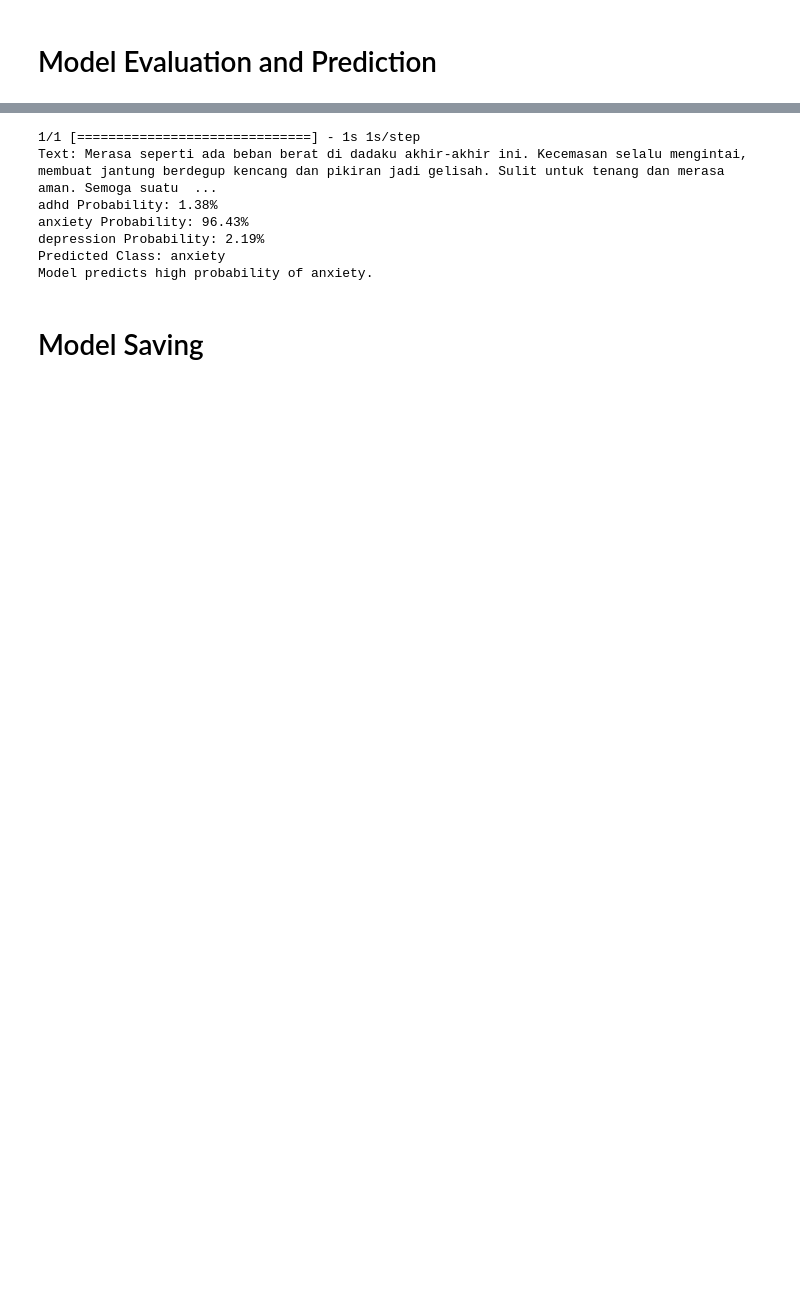
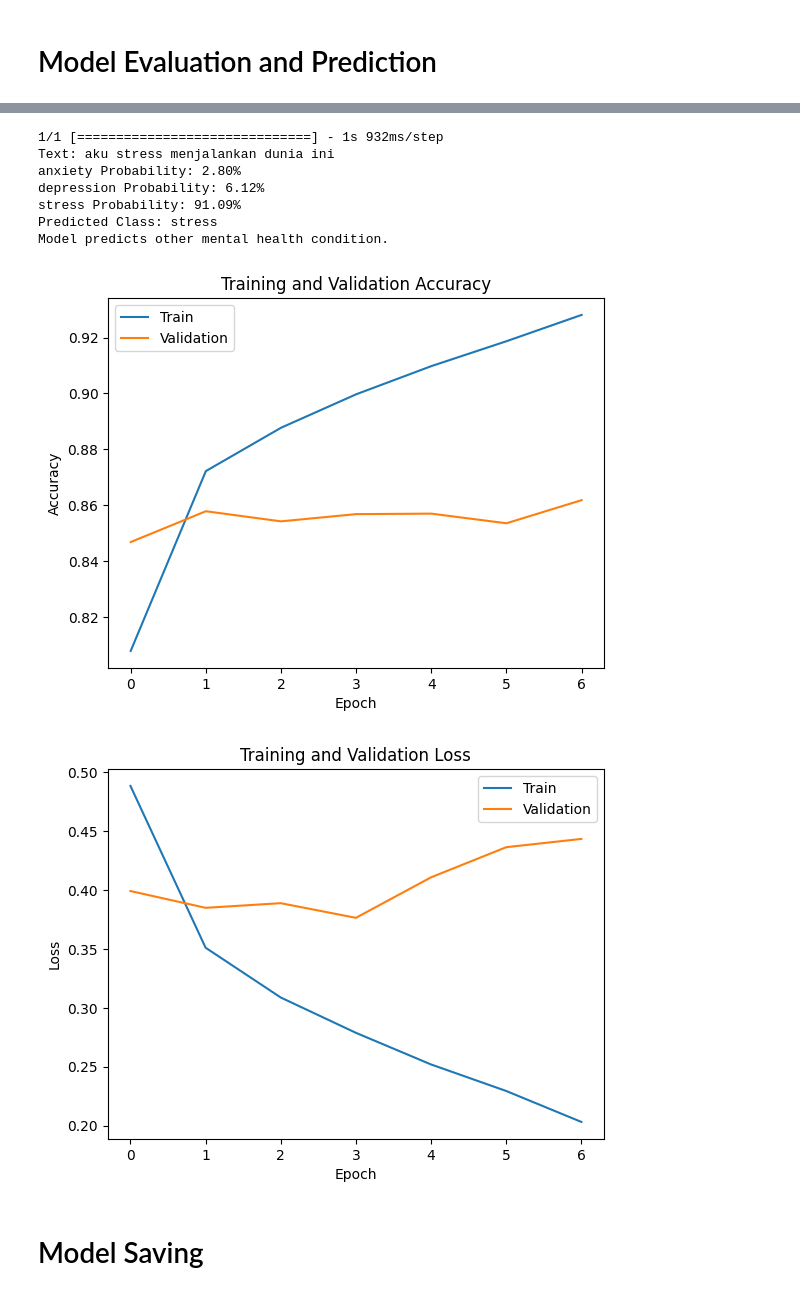
Before and after one commit to meditazone/MEDITAZONE-ML, a Jupyter notebook: Build_Model_Machine_Learning_for_NLP_Without_Using_BERT.ipynb, the cells around one changed output, grey strips where cells are left out. Drawn from its saved outputs; the diff is of its cells as text; code cells hidden in the pictures; blank space fills up the shorter version.

Commit message:
Mengupdate Model tanpa BERT dan menambahkan Model dengan BERT

```diff
--- a/Build_Model_Machine_Learning_for_NLP_Without_Using_BERT.ipynb
+++ b/Build_Model_Machine_Learning_for_NLP_Without_Using_BERT.ipynb
@@ -61,4 +59,7 @@ Text     0
 dtype: int64
+# %%
+# Delete rows with null or NaN values from the DataFrame
+df_first = df_first.dropna()
 # %%
 df_first.info()
 # %% [output]
@@ -78,5 +78,0 @@ df_first.duplicated().sum()
-# %%
-#removing duplicated values
-index = df_first[df_first.duplicated() == True].index
-df_first.drop(index, axis = 0, inplace= True)
-df_first.reset_index(inplace= True, drop= True)
@@ -96,7 +87,7 @@ Name: Label, dtype: int64
 # Text Preprocessing and Data Preparation
 # %%
 vocab_size = 5000
-embedding_dim = 32
+embedding_dim = 64
 max_length = 250
 trunc_type = 'post'
 padding_type = 'post'
@@ -155,8 +146,7 @@ model = Sequential([Embedding(vocab_size, embedding_dim, input_length=max_length
 # Make sure you are using "sparse_categorical_crossentropy" as a loss fuction
 model.compile(loss='sparse_categorical_crossentropy', optimizer='adam', metrics=['accuracy'])
 # %%
-history= model.fit(training_padded, training_label_seq, epochs=10,validation_data=(validation_padded, validation_label_seq),
-                   callbacks=[early_stopping, lr_scheduler])
-#history= model.fit(training_padded, training_label_seq, epochs=7,validation_data=(validation_padded, validation_label_seq),
-#                   callbacks=[lr_scheduler])
+# history= model.fit(training_padded, training_label_seq, epochs=20,validation_data=(validation_padded, validation_label_seq),
+#                  callbacks=[early_stopping, lr_scheduler])
+history= model.fit(training_padded, training_label_seq, epochs=7,validation_data=(validation_padded, validation_label_seq))
 # %% [output]
@@ -196,6 +180,6 @@ Accuracy: 0.8824804425239563
 # %%
 # Describes the new data to be predicted
-new_data = ["Merasa seperti ada beban berat di dadaku akhir-akhir ini. Kecemasan selalu mengintai, membuat jantung berdegup kencang dan pikiran jadi gelisah. Sulit untuk tenang dan merasa aman. Semoga suatu hari saya bisa menemukan cara untuk menghadapi dan mengatasi kecemasan ini, serta mendapatkan dukungan yang diperlukan."]
+new_data = ["aku stress menjalankan dunia ini"]
 
 # Pre-processing of new data, including tokenization and padding
 new_sequences = tokenizer.texts_to_sequences(new_data)
@@ -222,17 +206,38 @@ for i, text in enumerate(new_data):
         print("Model predicts high probability of anxiety.")
     elif predicted_class == 'depression' and predictions[i][2] > 0.5:
         print("Model predicts high probability of depression.")
-    elif predicted_class == 'adhd' and predictions[i][0] > 0.5:
-        print("Model predicts high probability of ADHD.")
+    elif predicted_class == 'stress' and predictions[i][0] > 0.5:
+        print("Model predicts high probability of stress.")
     else:
         print("Model predicts other mental health condition.")
 # %% [output]
-1/1 [==============================] - 1s 1s/step
-Text: Merasa seperti ada beban berat di dadaku akhir-akhir ini. Kecemasan selalu mengintai, membuat jantung berdegup kencang dan pikiran jadi gelisah. Sulit untuk tenang dan merasa aman. Semoga suatu  ...
-adhd Probability: 1.38%
-anxiety Probability: 96.43%
-depression Probability: 2.19%
-Predicted Class: anxiety
-Model predicts high probability of anxiety.
+1/1 [==============================] - 1s 932ms/step
+Text: aku stress menjalankan dunia ini
+anxiety Probability: 2.80%
+depression Probability: 6.12%
+stress Probability: 91.09%
+Predicted Class: stress
+Model predicts other mental health condition.
+# %%
+# Plot training and validation accuracy
+plt.plot(history.history['accuracy'])
+plt.plot(history.history['val_accuracy'])
+plt.title('Training and Validation Accuracy')
+plt.xlabel('Epoch')
+plt.ylabel('Accuracy')
+plt.legend(['Train', 'Validation'], loc='upper left')
+plt.show()
+
+# Plot training and validation loss
+plt.plot(history.history['loss'])
+plt.plot(history.history['val_loss'])
+plt.title('Training and Validation Loss')
+plt.xlabel('Epoch')
+plt.ylabel('Loss')
+plt.legend(['Train', 'Validation'], loc='upper right')
+plt.show()
+# %% [output]
+[figure, added]
+[figure, added]
 # %% [markdown]
 # Model Saving
```
Also changed, not shown: parts of 21 cells of this notebook, 1 other file.
